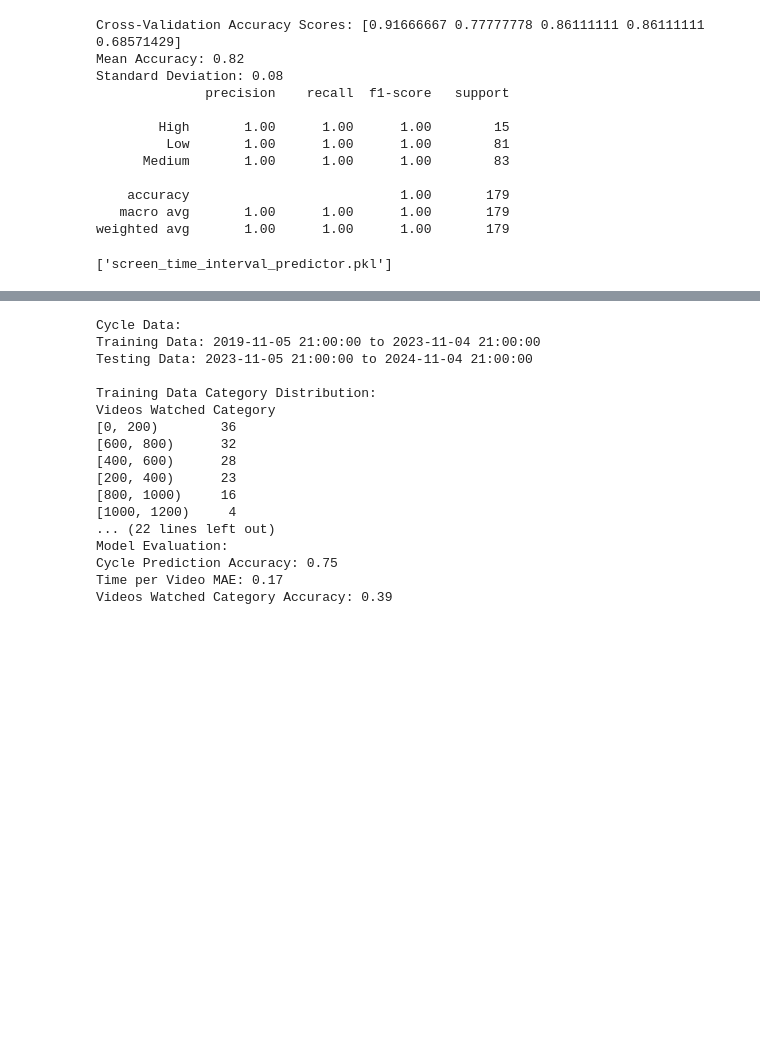
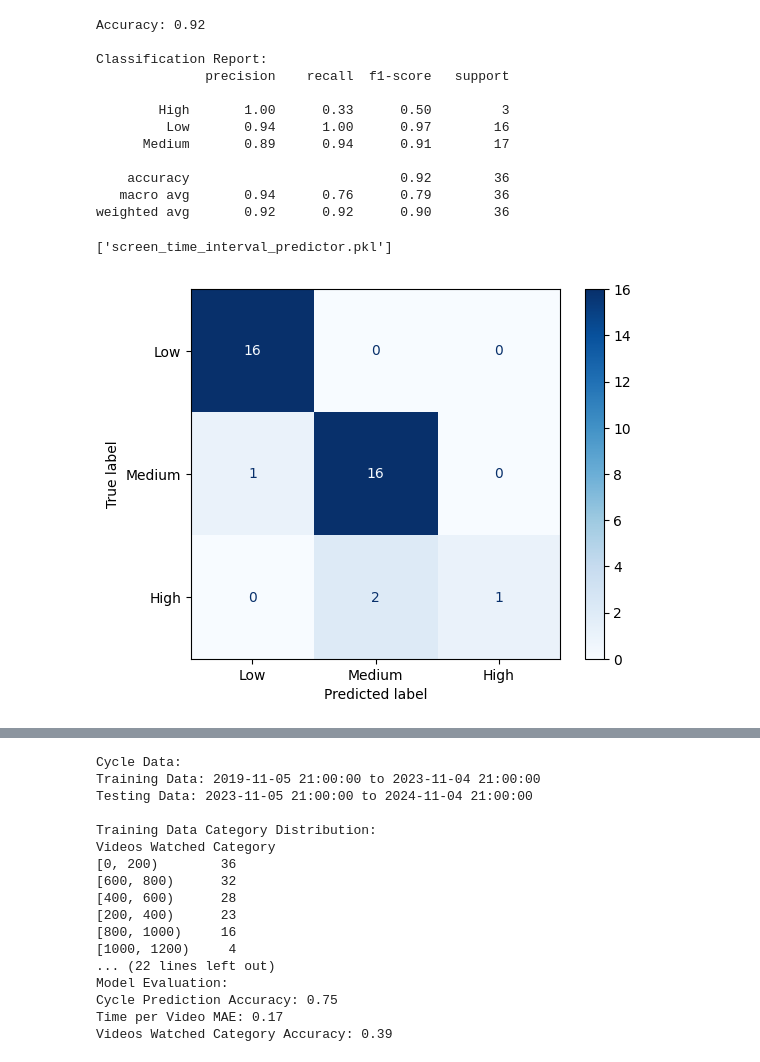
Before and after one commit to zilan-turunc/dsa210_project, a Jupyter notebook: ml_code.ipynb, the cells around one changed output, grey strips where cells are left out. Cells and saved outputs as stored; diff of their text form; code cells hidden in the pictures; blank space fills up the shorter version.

```diff
--- a/ml_code.ipynb
+++ b/ml_code.ipynb
@@ -49,9 +59,10 @@ Standard Deviation: 0.02
 # %%
 import pandas as pd
-from sklearn.model_selection import cross_val_score
+from sklearn.model_selection import train_test_split
 from sklearn.ensemble import RandomForestClassifier
-from sklearn.metrics import accuracy_score, classification_report, make_scorer
+from sklearn.metrics import classification_report, confusion_matrix, ConfusionMatrixDisplay, accuracy_score
 import numpy as np
+import joblib
 
 # Load screen time data
 data = pd.read_csv("data_to_use/average_time_per_video.csv")
@@ -64,54 +75,61 @@ data["In Cycle"] = data["In Cycle"].apply(lambda x: 1 if x == "Yes" else 0)
 def categorize_watch_hours(hours):
     if hours < 2:
         return "Low"
     elif 2 <= hours <= 5:
         return "Medium"
     else:
         return "High"
 
 data["Watch Hours Category"] = data["Watch Hours"].apply(categorize_watch_hours)
 
 # Features and target
 features = ["Videos Watched", "Time per Video (min)", "In Cycle"]
 target = "Watch Hours Category"
 
 X = data[features]
 y = data[target]
 
+# Split data into training and testing sets
+X_train, X_test, y_train, y_test = train_test_split(X, y, test_size=0.2, random_state=42, stratify=y)
+
 # Initialize the model
 model = RandomForestClassifier(random_state=42)
 
-# Perform cross-validation
-scores = cross_val_score(model, X, y, cv=5, scoring="accuracy")
+# Train the model
+model.fit(X_train, y_train)
 
-# Print results
-print(f"Cross-Validation Accuracy Scores: {scores}")
-print(f"Mean Accuracy: {np.mean(scores):.2f}")
-print(f"Standard Deviation: {np.std(scores):.2f}")
+# Make predictions on the test set
+y_pred = model.predict(X_test)
 
-# Train the model on the entire dataset (optional)
-model.fit(X, y)
+# Evaluate accuracy
+accuracy = accuracy_score(y_test, y_pred)
+print(f"Accuracy: {accuracy:.2f}")
 
-# Evaluate on the same dataset (optional)
-predictions = model.predict(X)
-print(classification_report(y, predictions))
+# Print classification report
+print("\nClassification Report:")
+print(classification_report(y_test, y_pred))
 
-# Save the trained model (optional)
-import joblib
+# Generate and display confusion matrix
+conf_matrix = confusion_matrix(y_test, y_pred, labels=["Low", "Medium", "High"])
+disp = ConfusionMatrixDisplay(confusion_matrix=conf_matrix, display_labels=["Low", "Medium", "High"])
+disp.plot(cmap="Blues")
+
+# Save the trained model
 joblib.dump(model, "screen_time_interval_predictor.pkl")
 # %% [output]
-Cross-Validation Accuracy Scores: [0.91666667 0.77777778 0.86111111 0.86111111 0.68571429]
-Mean Accuracy: 0.82
-Standard Deviation: 0.08
+Accuracy: 0.92
+
+Classification Report:
               precision    recall  f1-score   support
 
-        High       1.00      1.00      1.00        15
-         Low       1.00      1.00      1.00        81
-      Medium       1.00      1.00      1.00        83
+        High       1.00      0.33      0.50         3
+         Low       0.94      1.00      0.97        16
+      Medium       0.89      0.94      0.91        17
 
-    accuracy                           1.00       179
-   macro avg       1.00      1.00      1.00       179
-weighted avg       1.00      1.00      1.00       179
+    accuracy                           0.92        36
+   macro avg       0.94      0.76      0.79        36
+weighted avg       0.92      0.92      0.90        36
 ['screen_time_interval_predictor.pkl']
+[figure, added]
 # %%
 import pandas as pd
```
Also changed, not shown: parts of 3 cells of this notebook, 16 other files.
